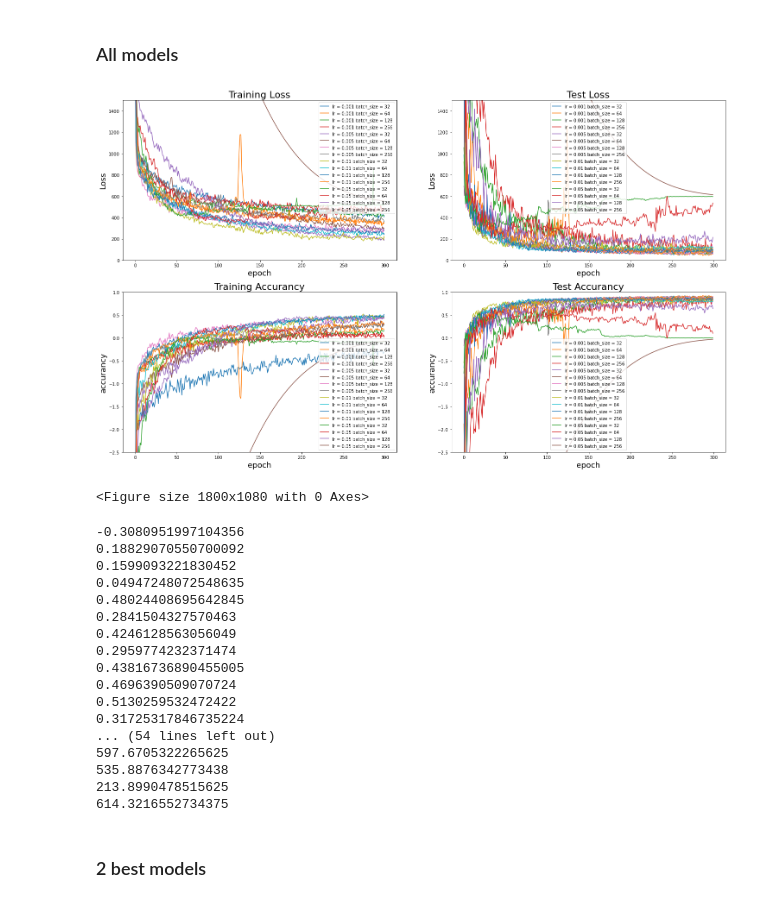
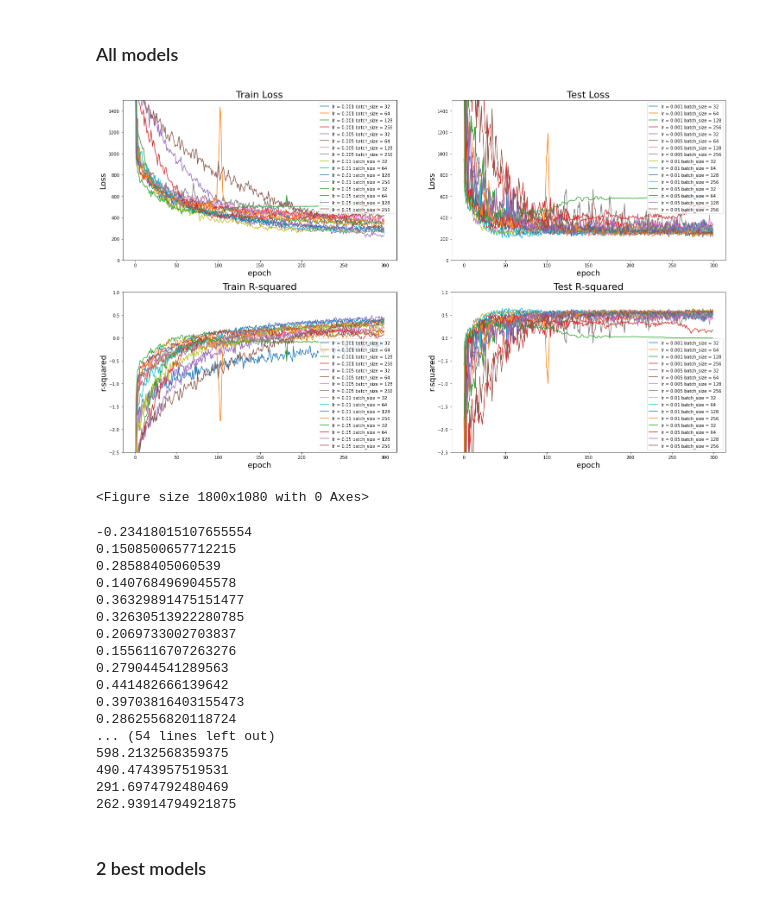
Before and after one commit to JamEwe/ADMET-PrInt, a Jupyter notebook: experiments/protein_plasma_binding/maccs_FCNN.ipynb, the cells around one changed output. Saved outputs shown, nothing was run; the diff lists cells and outputs as text; code cells hidden in the pictures.

```diff
--- a/experiments/protein_plasma_binding/maccs_FCNN.ipynb
+++ b/experiments/protein_plasma_binding/maccs_FCNN.ipynb
@@ -49,8 +49,8 @@ df_train_all = pd.concat([df_train, df_valid])
 X_train_all = df_train_all.loc[:, df_train_all.columns != 'protein_plasma_binding']
 y_train_all = df_train_all['protein_plasma_binding']
 
-X_train = df_train_all.loc[:, df_train_all.columns != 'protein_plasma_binding']
-y_train = df_train_all['protein_plasma_binding']
+X_train = df_train.loc[:, df_train.columns != 'protein_plasma_binding']
+y_train = df_train['protein_plasma_binding']
 
 X_test = df_test.loc[:, df_test.columns != 'protein_plasma_binding']
 y_test = df_test['protein_plasma_binding']
@@ -237,39 +237,39 @@ def plot_all(ax, data_list):
     ax.plot(data_list[14],label="lr = 0.05 batch_size = 128")
     ax.plot(data_list[15],label="lr = 0.05 batch_size = 256")
 
 figure, ((ax1, ax2), (ax3, ax4)) = plt.subplots(2, 2,figsize=(25,15))
 plt.figure(figsize=(25,15))
-ax1.set_title("Training Loss", fontsize=22)
+ax1.set_title("Train Loss", fontsize=22)
 plot_all(ax1, train_losses_all)
 ax1.set_xlabel("epoch", fontsize=18)
 ax1.set_ylabel("Loss", fontsize=18)
 ax1.legend()
 ax1.set_ylim([0, 1500])
 
 ax2.set_title("Test Loss", fontsize=22)
 plot_all(ax2, test_losses_all)
 ax2.set_xlabel("epoch", fontsize=18)
 ax2.set_ylabel("Loss", fontsize=18)
 ax2.legend()
 ax2.set_ylim([0, 1500])
 
-ax3.set_title("Training Accurancy", fontsize=22)
+ax3.set_title("Train R-squared", fontsize=22)
 plot_all(ax3, train_accs_all)
 ax3.set_xlabel("epoch", fontsize=18)
-ax3.set_ylabel("accurancy", fontsize=18)
+ax3.set_ylabel("r-squared", fontsize=18)
 ax3.legend()
 ax3.set_ylim([-2.5,1])
 
-ax4.set_title("Test Accurancy", fontsize=22)
+ax4.set_title("Test R-squared", fontsize=22)
 plot_all(ax4, test_accs_all)
 ax4.set_xlabel("epoch", fontsize=18)
-ax4.set_ylabel("accurancy", fontsize=18)
+ax4.set_ylabel("r-squared", fontsize=18)
 ax4.legend()
 ax4.set_ylim([-2.5,1])
 
 plt.show()
 # %% [output]
-[figure, old version]
+[figure, new version]
 <Figure size 1800x1080 with 0 Axes>
 # %%
 for data in train_accs_all:
@@ -290,23 +290,23 @@ print("___________________\n")
 for data in test_losses_all:
     print(data[-1])
 # %% [output]
--0.3080951997104356
-0.18829070550700092
-0.1599093221830452
-0.04947248072548635
-0.48024408695642845
-0.2841504327570463
-0.4246128563056049
-0.2959774232371474
-0.43816736890455005
-0.4696390509070724
-0.5130259532472422
-0.31725317846735224
+-0.23418015107655554
+0.1508500657712215
+0.28588405060539
+0.1407684969045578
+0.36329891475151477
+0.32630513922280785
+0.2069733002703837
+0.1556116707263276
+0.279044541289563
+0.441482666139642
+0.39703816403155473
+0.2862556820118724
 ... (54 lines left out)
-597.6705322265625
-535.8876342773438
-213.8990478515625
-614.3216552734375
+598.2132568359375
+490.4743957519531
+291.6974792480469
+262.93914794921875
 # %% [markdown]
 ### 2 best models
 # %%
```
Also changed, not shown: parts of 7 cells of this notebook, 2 other files.
